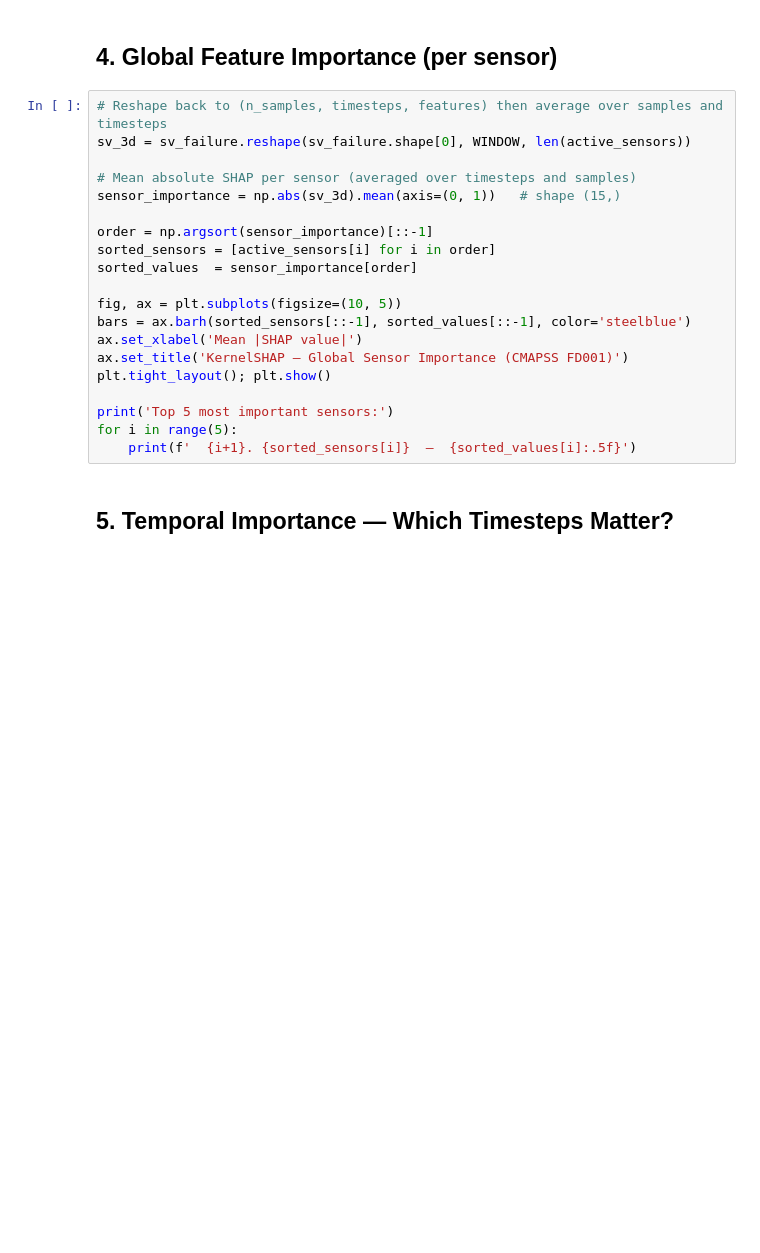
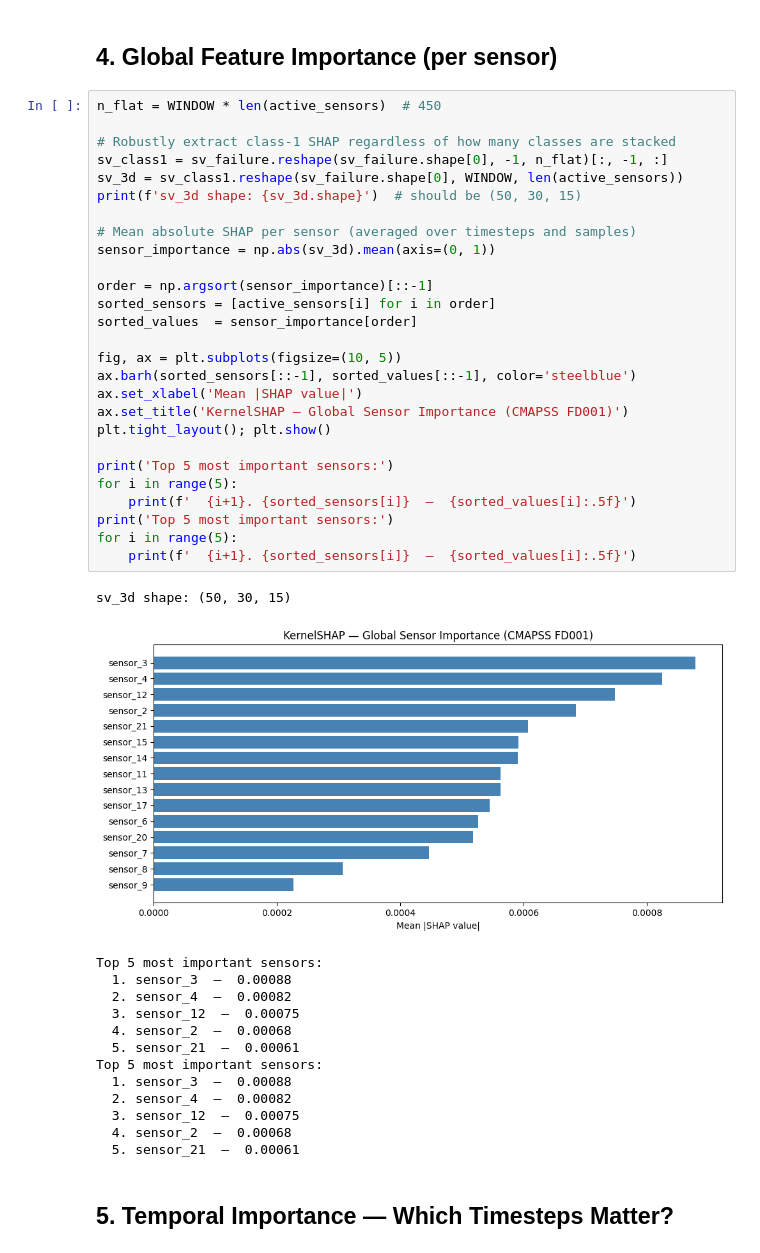
Before and after one commit to karimnasir553/MA_Siddiqui, a Jupyter notebook: notebooks/04_shap_prototyping.ipynb, the cells around one changed output. Cells and saved outputs as stored; diff of their text form; blank space fills up the shorter version.

Commit message:
Fix KernelSHAP reshape — handle stacked class outputs

```diff
--- a/notebooks/04_shap_prototyping.ipynb
+++ b/notebooks/04_shap_prototyping.ipynb
@@ -116,25 +152,47 @@ print(f'SHAP values shape: {sv_failure.shape}')
 # %% [markdown]
 ## 4. Global Feature Importance (per sensor)
 # %%
-# Reshape back to (n_samples, timesteps, features) then average over samples and timesteps
-sv_3d = sv_failure.reshape(sv_failure.shape[0], WINDOW, len(active_sensors))
+n_flat = WINDOW * len(active_sensors)  # 450
+
+# Robustly extract class-1 SHAP regardless of how many classes are stacked
+sv_class1 = sv_failure.reshape(sv_failure.shape[0], -1, n_flat)[:, -1, :]
+sv_3d = sv_class1.reshape(sv_failure.shape[0], WINDOW, len(active_sensors))
+print(f'sv_3d shape: {sv_3d.shape}')  # should be (50, 30, 15)
 
 # Mean absolute SHAP per sensor (averaged over timesteps and samples)
-sensor_importance = np.abs(sv_3d).mean(axis=(0, 1))   # shape (15,)
+sensor_importance = np.abs(sv_3d).mean(axis=(0, 1))
 
 order = np.argsort(sensor_importance)[::-1]
 sorted_sensors = [active_sensors[i] for i in order]
 sorted_values  = sensor_importance[order]
 
 fig, ax = plt.subplots(figsize=(10, 5))
-bars = ax.barh(sorted_sensors[::-1], sorted_values[::-1], color='steelblue')
+ax.barh(sorted_sensors[::-1], sorted_values[::-1], color='steelblue')
 ax.set_xlabel('Mean |SHAP value|')
 ax.set_title('KernelSHAP — Global Sensor Importance (CMAPSS FD001)')
 plt.tight_layout(); plt.show()
 
 print('Top 5 most important sensors:')
 for i in range(5):
     print(f'  {i+1}. {sorted_sensors[i]}  —  {sorted_values[i]:.5f}')
+print('Top 5 most important sensors:')
+for i in range(5):
+    print(f'  {i+1}. {sorted_sensors[i]}  —  {sorted_values[i]:.5f}')
+# %% [output]
+sv_3d shape: (50, 30, 15)
+[figure, added]
+Top 5 most important sensors:
+  1. sensor_3  —  0.00088
+  2. sensor_4  —  0.00082
+  3. sensor_12  —  0.00075
+  4. sensor_2  —  0.00068
+  5. sensor_21  —  0.00061
+Top 5 most important sensors:
+  1. sensor_3  —  0.00088
+  2. sensor_4  —  0.00082
+  3. sensor_12  —  0.00075
+  4. sensor_2  —  0.00068
+  5. sensor_21  —  0.00061
 # %% [markdown]
 ## 5. Temporal Importance — Which Timesteps Matter?
 # %%
```
Also changed, not shown: parts of 8 cells of this notebook.
